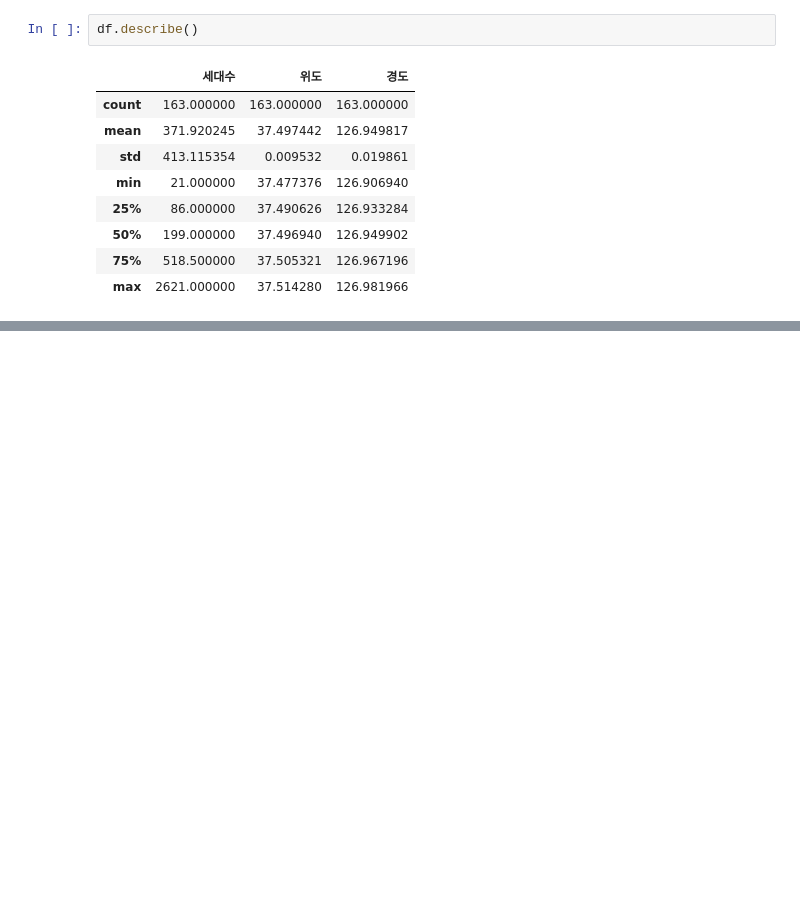
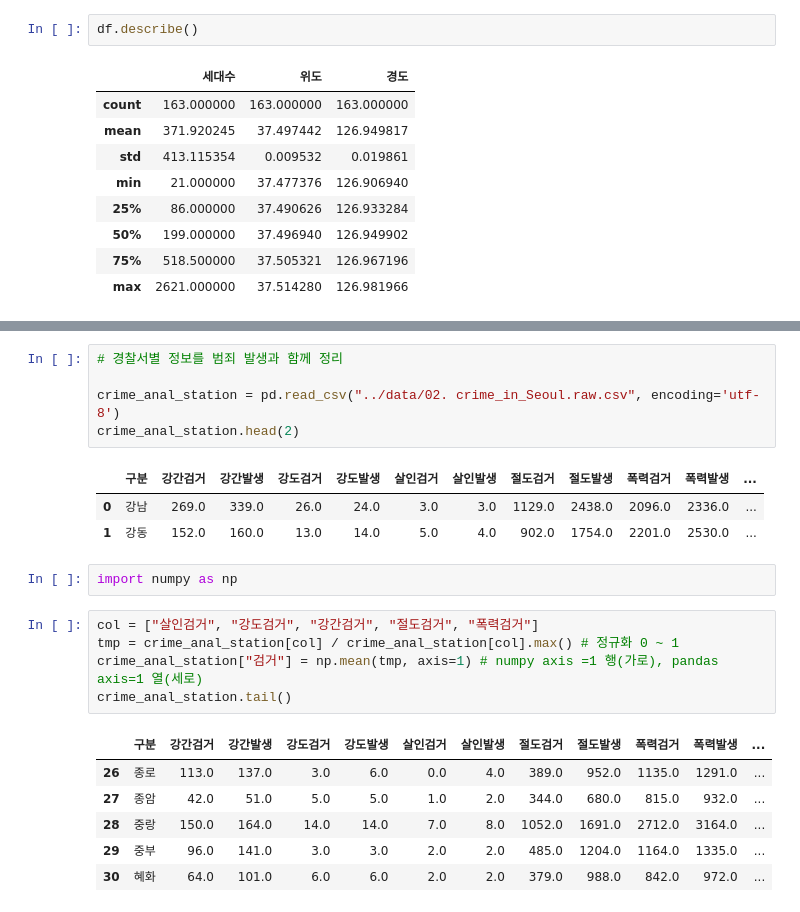
Before and after one commit to offpython/EDA, a Jupyter notebook: 02. Analysis Seoul Crime.ipynb, the cells around one changed output, grey strips where cells are left out. Cells and saved outputs as stored; diff of their text form; blank space fills up the shorter version.

```diff
--- a/02. Analysis Seoul Crime.ipynb
+++ b/02. Analysis Seoul Crime.ipynb
@@ -2104,0 +2224,23 @@ m
+# %%
+# 경찰서별 정보를 범죄 발생과 함께 정리
+
+crime_anal_station = pd.read_csv("../data/02. crime_in_Seoul.raw.csv", encoding='utf-8')
+crime_anal_station.head(2)
+# %% [output]
+|  | 구분 | 강간검거 | 강간발생 | 강도검거 | 강도발생 | 살인검거 | 살인발생 | 절도검거 | 절도발생 | 폭력검거 | 폭력발생 | ... |
+| 0 | 강남 | 269.0 | 339.0 | 26.0 | 24.0 | 3.0 | 3.0 | 1129.0 | 2438.0 | 2096.0 | 2336.0 | ... |
+| 1 | 강동 | 152.0 | 160.0 | 13.0 | 14.0 | 5.0 | 4.0 | 902.0 | 1754.0 | 2201.0 | 2530.0 | ... |
+# %%
+import numpy as np
+# %%
+col = ["살인검거", "강도검거", "강간검거", "절도검거", "폭력검거"]
+tmp = crime_anal_station[col] / crime_anal_station[col].max() # 정규화 0 ~ 1
+crime_anal_station["검거"] = np.mean(tmp, axis=1) # numpy axis =1 행(가로), pandas axis=1 열(세로)
+crime_anal_station.tail()
+# %% [output]
+|  | 구분 | 강간검거 | 강간발생 | 강도검거 | 강도발생 | 살인검거 | 살인발생 | 절도검거 | 절도발생 | 폭력검거 | 폭력발생 | ... |
+| 26 | 종로 | 113.0 | 137.0 | 3.0 | 6.0 | 0.0 | 4.0 | 389.0 | 952.0 | 1135.0 | 1291.0 | ... |
+| 27 | 종암 | 42.0 | 51.0 | 5.0 | 5.0 | 1.0 | 2.0 | 344.0 | 680.0 | 815.0 | 932.0 | ... |
+| 28 | 중랑 | 150.0 | 164.0 | 14.0 | 14.0 | 7.0 | 8.0 | 1052.0 | 1691.0 | 2712.0 | 3164.0 | ... |
+| 29 | 중부 | 96.0 | 141.0 | 3.0 | 3.0 | 2.0 | 2.0 | 485.0 | 1204.0 | 1164.0 | 1335.0 | ... |
+| 30 | 혜화 | 64.0 | 101.0 | 6.0 | 6.0 | 2.0 | 2.0 | 379.0 | 988.0 | 842.0 | 972.0 | ... |
```
Also changed, not shown: parts of 23 cells of this notebook.
